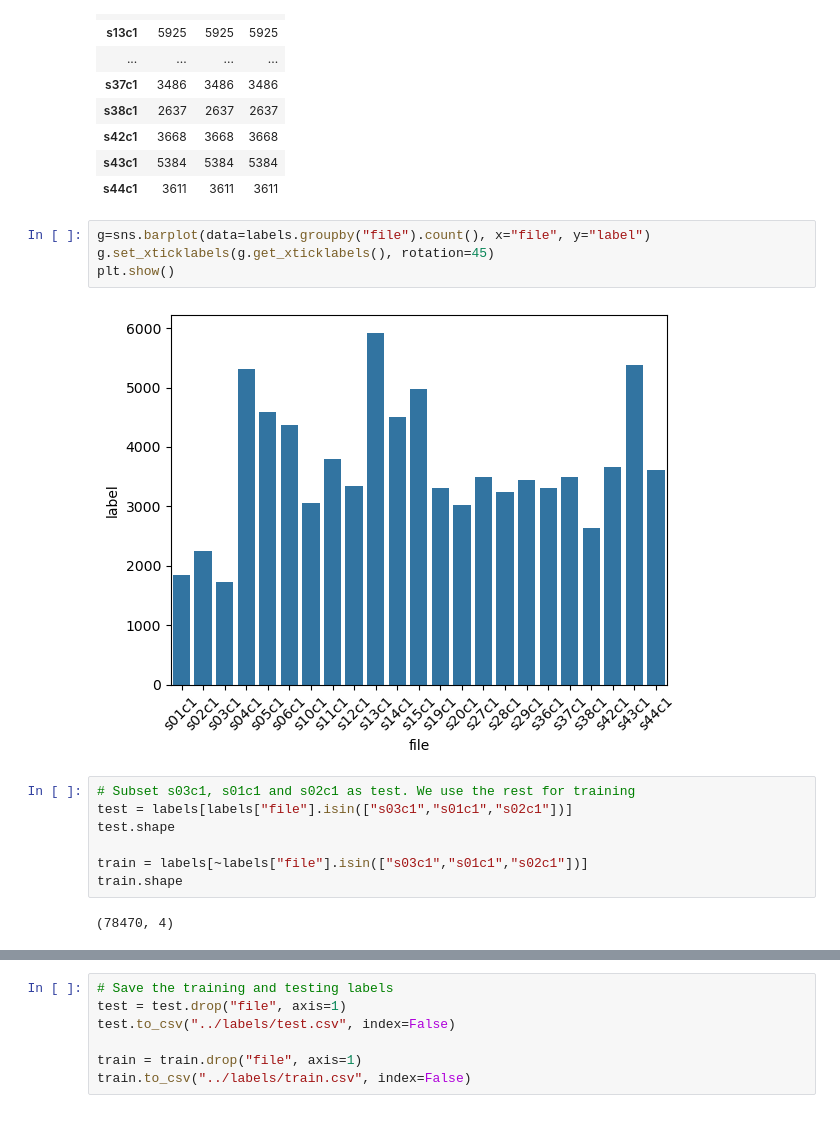
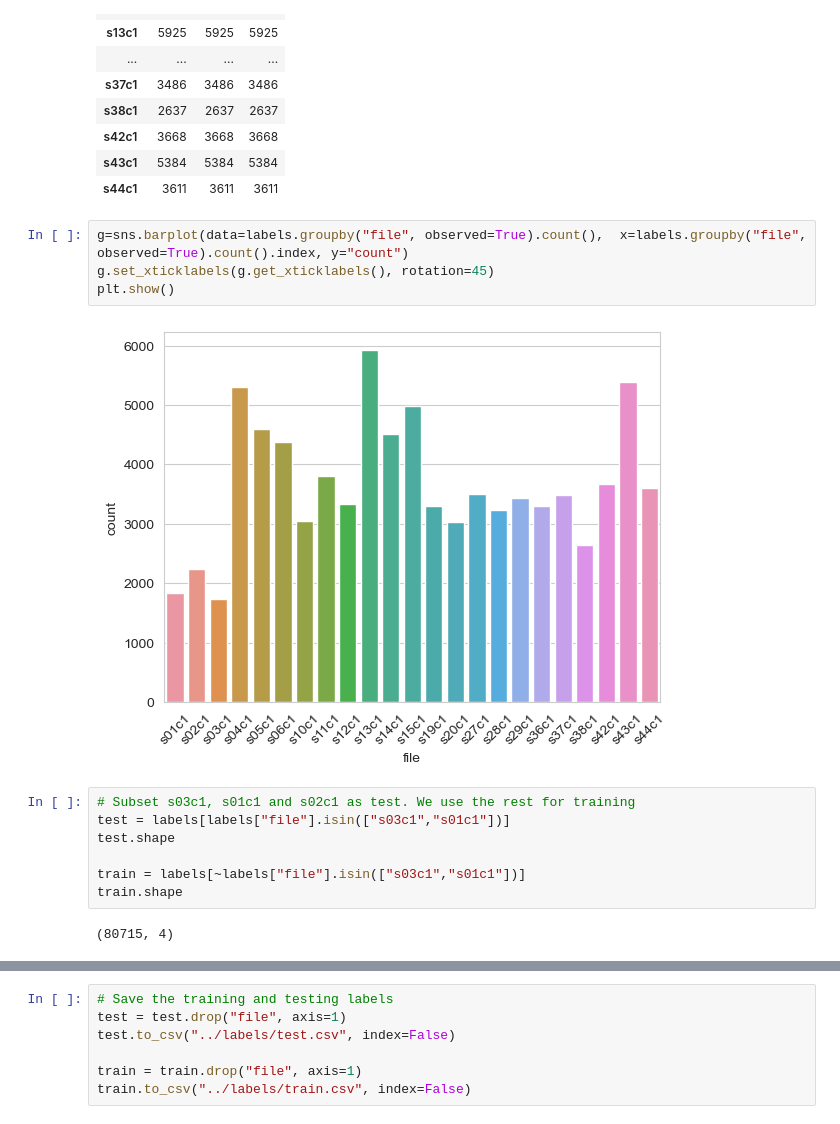
Before and after one commit to SchapiroLabor/micronuclAI, a Jupyter notebook: notebooks/label_train_test_split.ipynb, the cells around one changed output, grey strips where cells are left out. Drawn from its saved outputs; the diff is of its cells as text.

```diff
--- a/notebooks/label_train_test_split.ipynb
+++ b/notebooks/label_train_test_split.ipynb
@@ -46,18 +46,18 @@ labels.groupby("file", observed=True).count()
 | s43c1 | 5384 | 5384 | 5384 |
 | s44c1 | 3611 | 3611 | 3611 |
 # %%
-g=sns.barplot(data=labels.groupby("file").count(), x="file", y="label")
+g=sns.barplot(data=labels.groupby("file", observed=True).count(),  x=labels.groupby("file", observed=True).count().index, y="count")
 g.set_xticklabels(g.get_xticklabels(), rotation=45)
 plt.show()
 # %% [output]
-[figure, old version]
+[figure, new version]
 # %%
 # Subset s03c1, s01c1 and s02c1 as test. We use the rest for training
-test = labels[labels["file"].isin(["s03c1","s01c1","s02c1"])]
+test = labels[labels["file"].isin(["s03c1","s01c1"])]
 test.shape
 
-train = labels[~labels["file"].isin(["s03c1","s01c1","s02c1"])]
+train = labels[~labels["file"].isin(["s03c1","s01c1"])]
 train.shape
 # %% [output]
-(78470, 4)
+(80715, 4)
 # %%
```
Also changed, not shown: parts of 6 cells of this notebook, 1 other file.
